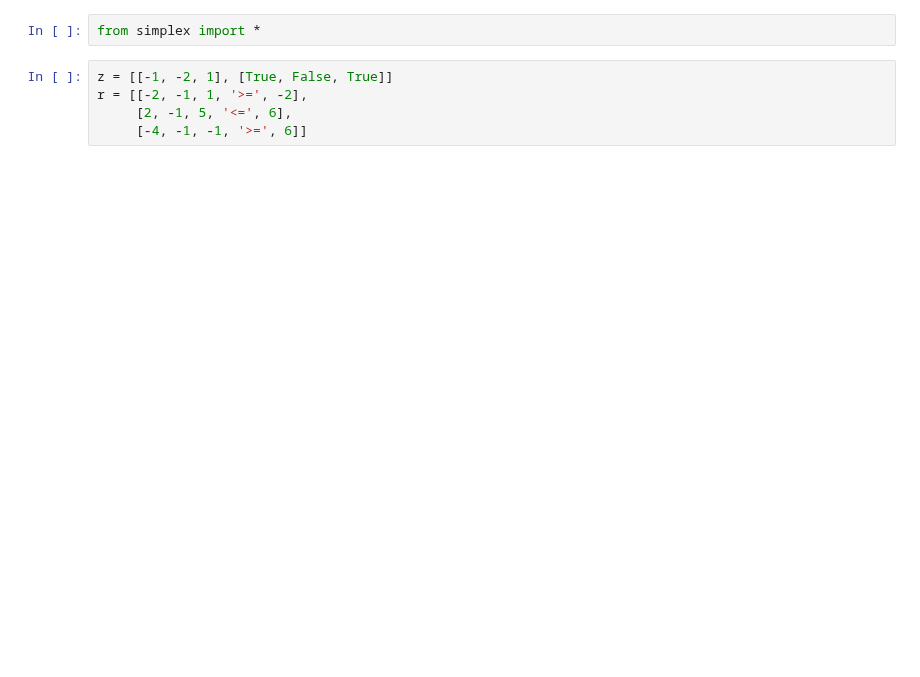
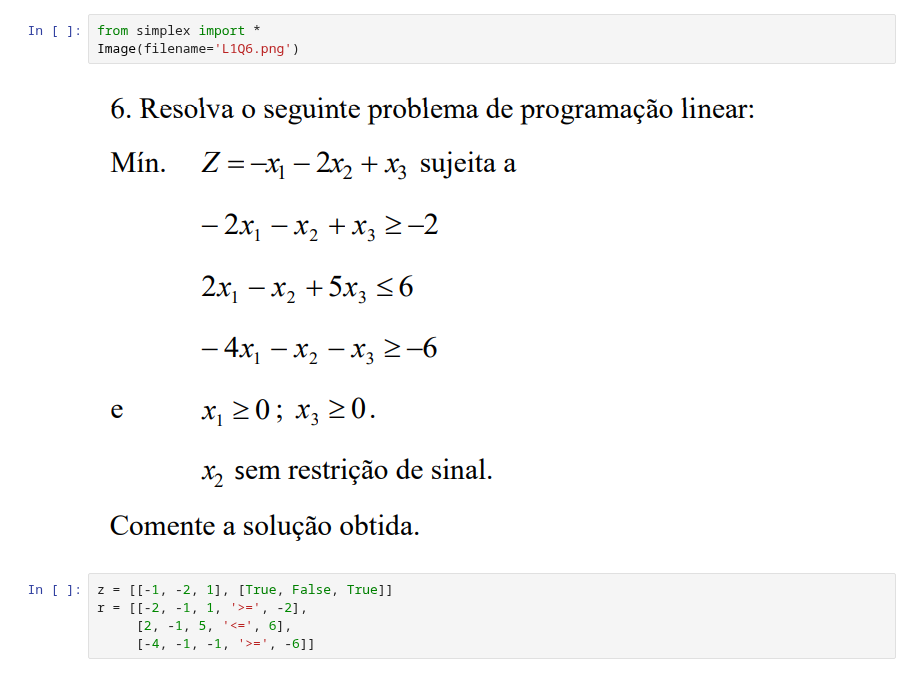
Before and after one commit to Lucas-Morais-Freire/OdS, a Jupyter notebook: Simplex/simplex.ipynb, the cells around one changed output. Saved outputs shown, nothing was run; the diff lists cells and outputs as text; blank space fills up the shorter version.

```diff
--- a/Simplex/simplex.ipynb
+++ b/Simplex/simplex.ipynb
@@ -1,7 +1,10 @@
 # %%
 from simplex import *
+Image(filename='L1Q6.png')
+# %% [output]
+[figure, added]
 # %%
 z = [[-1, -2, 1], [True, False, True]]
 r = [[-2, -1, 1, '>=', -2],
      [2, -1, 5, '<=', 6],
-     [-4, -1, -1, '>=', 6]]
+     [-4, -1, -1, '>=', -6]]
```
Also changed, not shown: parts of 23 cells of this notebook, 5 other files.
